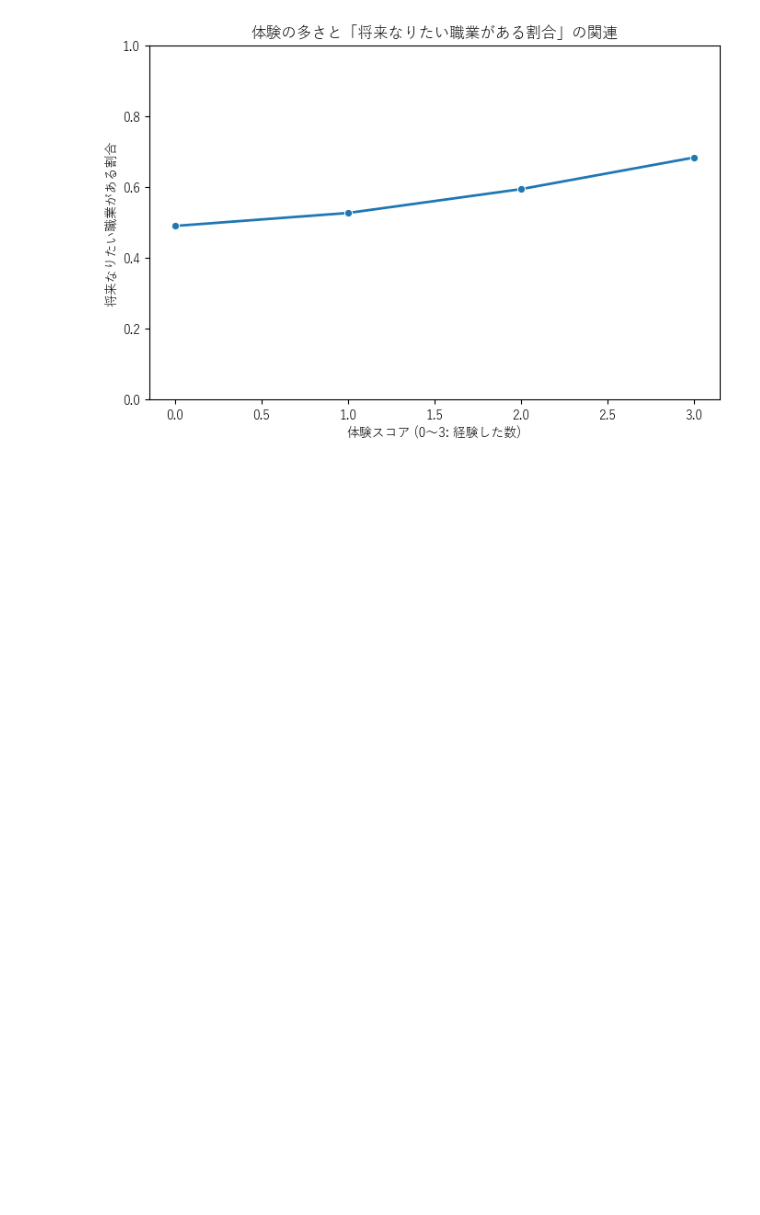
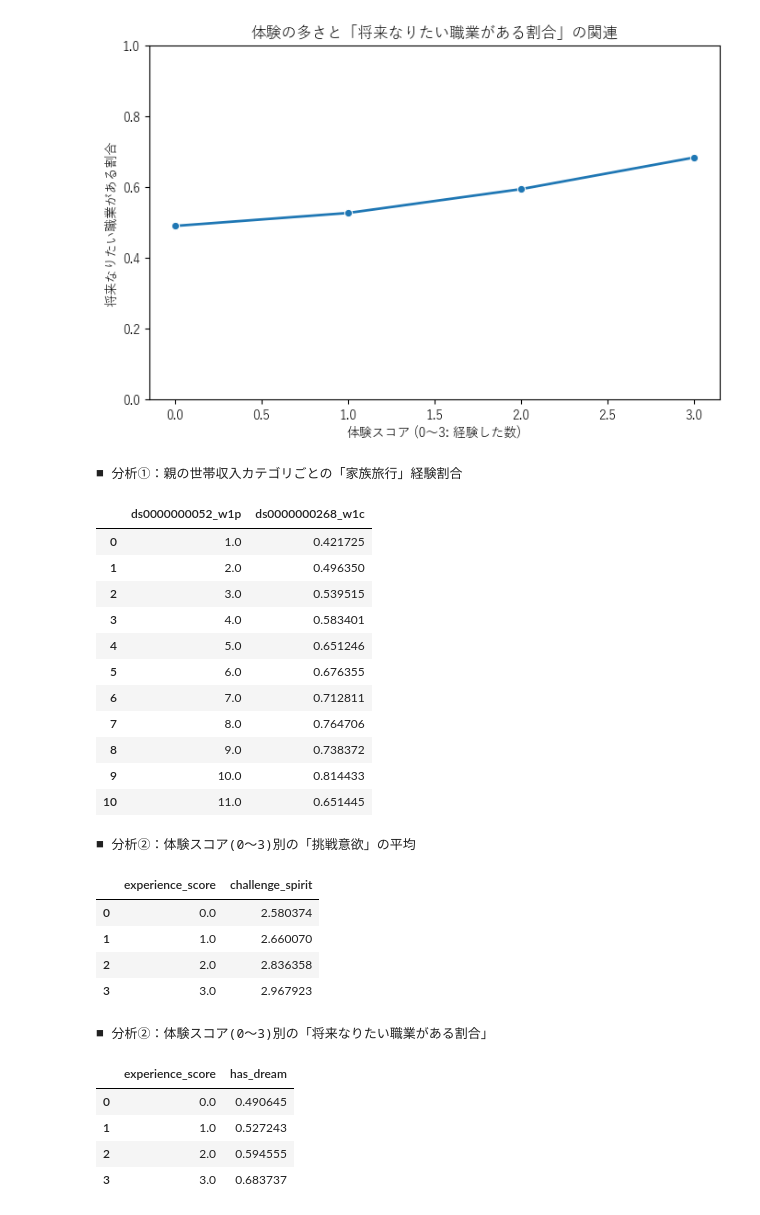
Before and after one commit to KyosukeNagai/DataScienceCompetition, a Jupyter notebook: test.ipynb, the cells around one changed output. Drawn from its saved outputs; the diff is of its cells as text; code cells hidden in the pictures; blank space fills up the shorter version.

```diff
--- a/test.ipynb
+++ b/test.ipynb
@@ -91,3 +91,42 @@ plt.show()
 [figure]
 [figure]
 [figure]
+# %%
+from IPython.display import display
+
+print("■ 分析①：親の世帯収入カテゴリごとの「家族旅行」経験割合")
+# 1: 200万円未満 ～ 10: 2000万円以上
+display(income_travel)
+
+print("■ 分析②：体験スコア(0〜3)別の「挑戦意欲」の平均")
+# スコアが高いほど意欲が高い
+display(exp_challenge)
+
+print("■ 分析②：体験スコア(0〜3)別の「将来なりたい職業がある割合」")
+display(exp_dream)
+# %% [output]
+■ 分析①：親の世帯収入カテゴリごとの「家族旅行」経験割合
+|  | ds0000000052_w1p | ds0000000268_w1c |
+| 0 | 1.0 | 0.421725 |
+| 1 | 2.0 | 0.496350 |
+| 2 | 3.0 | 0.539515 |
+| 3 | 4.0 | 0.583401 |
+| 4 | 5.0 | 0.651246 |
+| 5 | 6.0 | 0.676355 |
+| 6 | 7.0 | 0.712811 |
+| 7 | 8.0 | 0.764706 |
+| 8 | 9.0 | 0.738372 |
+| 9 | 10.0 | 0.814433 |
+| 10 | 11.0 | 0.651445 |
+■ 分析②：体験スコア(0〜3)別の「挑戦意欲」の平均
+|  | experience_score | challenge_spirit |
+| 0 | 0.0 | 2.580374 |
+| 1 | 1.0 | 2.660070 |
+| 2 | 2.0 | 2.836358 |
+| 3 | 3.0 | 2.967923 |
+■ 分析②：体験スコア(0〜3)別の「将来なりたい職業がある割合」
+|  | experience_score | has_dream |
+| 0 | 0.0 | 0.490645 |
+| 1 | 1.0 | 0.527243 |
+| 2 | 2.0 | 0.594555 |
+| 3 | 3.0 | 0.683737 |
```
Also changed, not shown: parts of 4 cells of this notebook, 2 other files.
